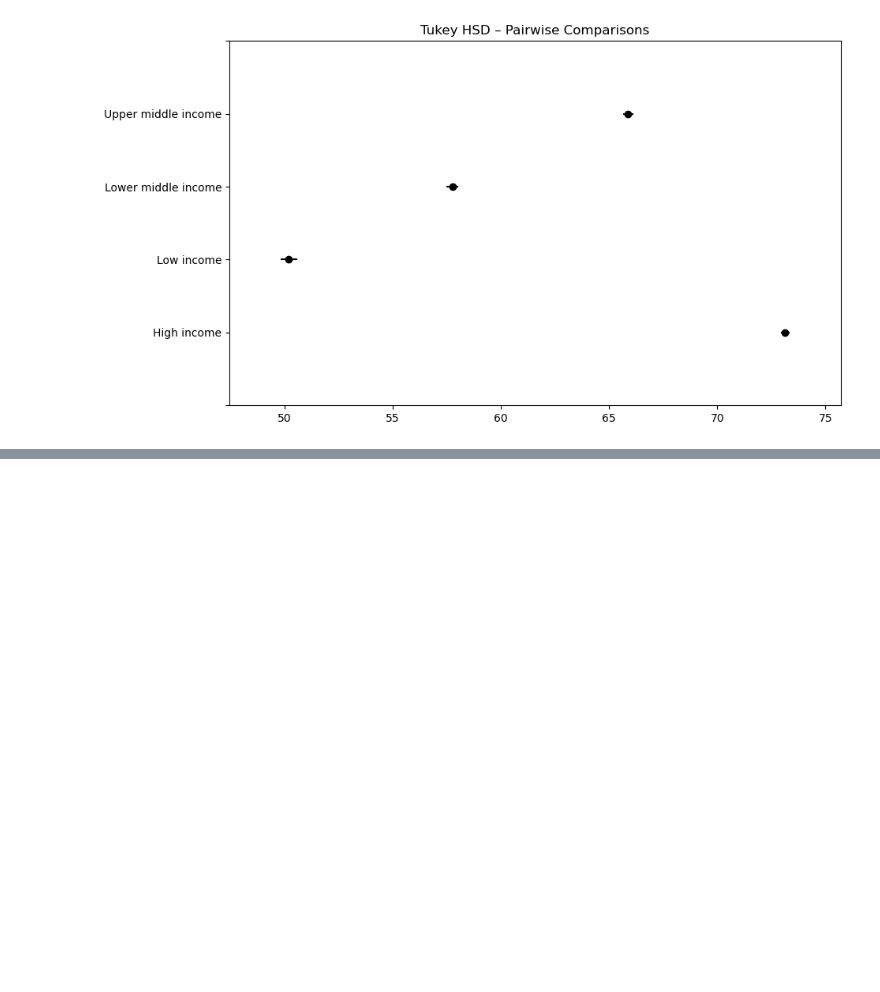
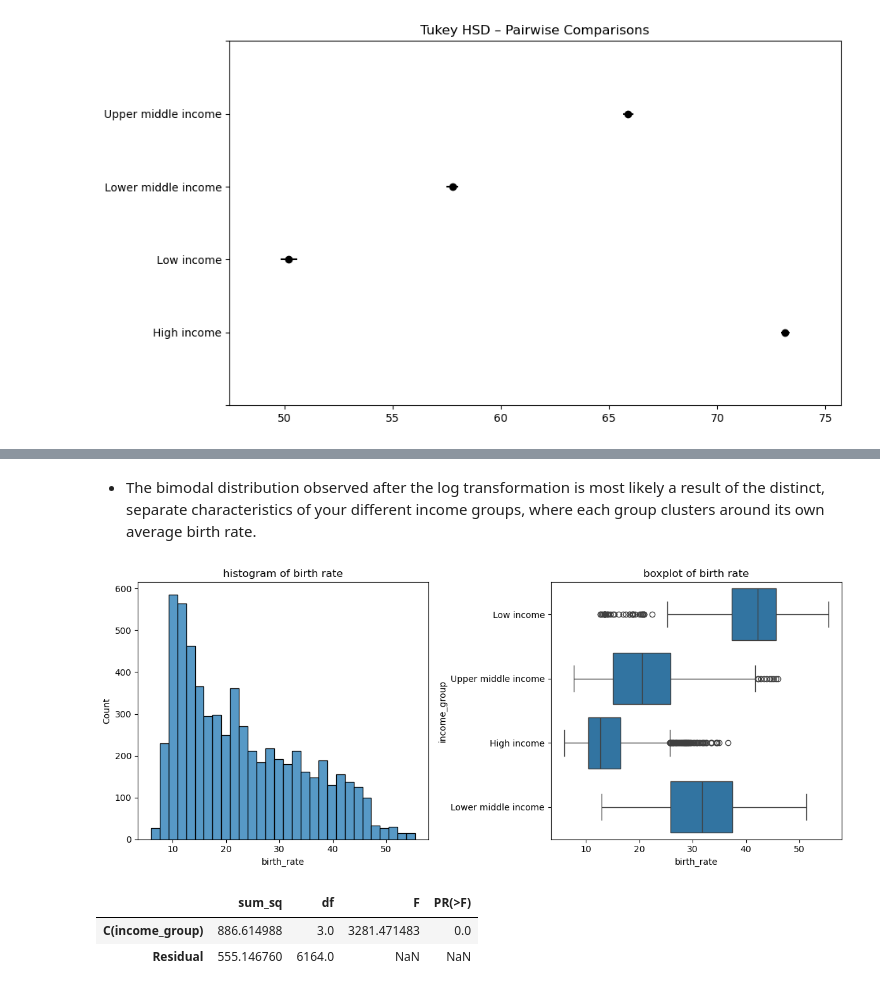
Before and after one commit to Avonik/ASDA_2025_newGroup_4_Portfolio, a Jupyter notebook: notebooks/week_05_group_4_notebook.ipynb, the cells around one changed output, grey strips where cells are left out. Saved outputs shown, nothing was run; the diff lists cells and outputs as text; code cells hidden in the pictures; blank space fills up the shorter version.

```diff
--- a/notebooks/week_05_group_4_notebook.ipynb
+++ b/notebooks/week_05_group_4_notebook.ipynb
@@ -521,0 +599,17 @@ plt.show()
+# %% [markdown]
+
+*   The bimodal distribution observed after the log transformation is most likely a result of the distinct, separate characteristics of your different income groups, where each group clusters around its own average birth rate.
+# %%
+#checking normal distribution and boxplot of co2
+fig, axes = plt.subplots(1, 2, figsize=(12, 5))
+
+sns.histplot(x="birth_rate", data=df_br, bins=30, ax=axes[0])
+axes[0].set_title('histogram of birth rate')
+
+sns.boxplot(y="income_group", x="birth_rate", data=df_br, ax=axes[1])
+axes[1].set_title('boxplot of birth rate')
+
+plt.tight_layout()
+plt.show()
+# %% [output]
+[figure, added]
@@ -521,0 +619,7 @@ plt.show()
+# %%
+aov_table = anova_lm(model, typ=2) #use tpy=2 for no interactions
+aov_table
+# %% [output]
+|  | sum_sq | df | F | PR(>F) |
+| C(income_group) | 886.614988 | 3.0 | 3281.471483 | 0.0 |
+| Residual | 555.146760 | 6164.0 | NaN | NaN |
```
Also changed, not shown: parts of 57 cells of this notebook, 1 other file.
